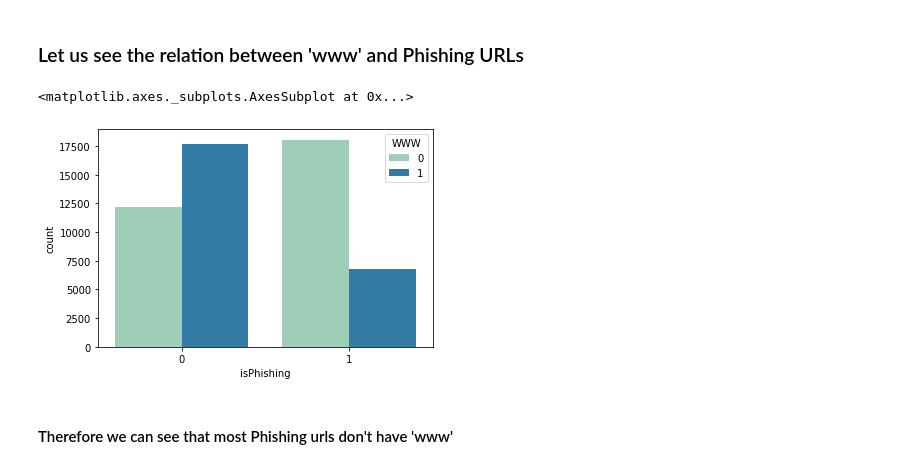
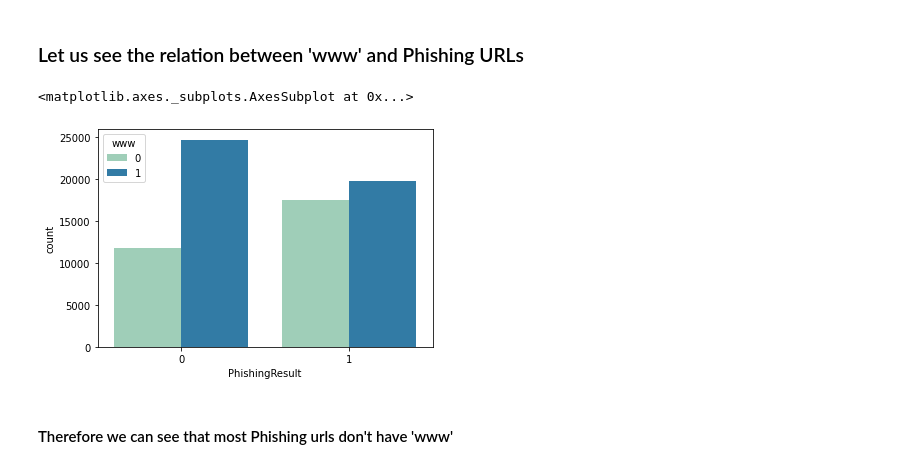
Before and after one commit to Shreya549/no-phishy, a Jupyter notebook: Data Visualization.ipynb, the cells around one changed output. Saved outputs shown, nothing was run; the diff lists cells and outputs as text; code cells hidden in the pictures.

```diff
--- a/Data Visualization.ipynb
+++ b/Data Visualization.ipynb
@@ -10,3 +8,5 @@ df = pd.read_csv("cleaned_data.csv")
+# %%
+df = pd.read_csv("https://raw.githubusercontent.com/Shreya549/no-phishy/master/final2.csv")
 # %%
 df.head()
 # %% [output]
@@ -163,10 +130,10 @@ sns.countplot(x="isPhishing", data=df,hue = 'HTTPS', palette='Reds')
 # %% [markdown]
 ### Let us see the relation between 'www' and Phishing URLs
 # %%
-sns.countplot(x="isPhishing", data=df,hue = 'WWW', palette='YlGnBu')
+sns.countplot(x="PhishingResult", data=df,hue = 'www', palette='YlGnBu')
 # %% [output]
 <matplotlib.axes._subplots.AxesSubplot at 0x...>
-[figure, old version]
+[figure, new version]
 # %% [markdown]
 #### Therefore we can see that most Phishing urls don't have 'www'
 # %% [markdown]
```
Also changed, not shown: parts of 25 cells of this notebook.
